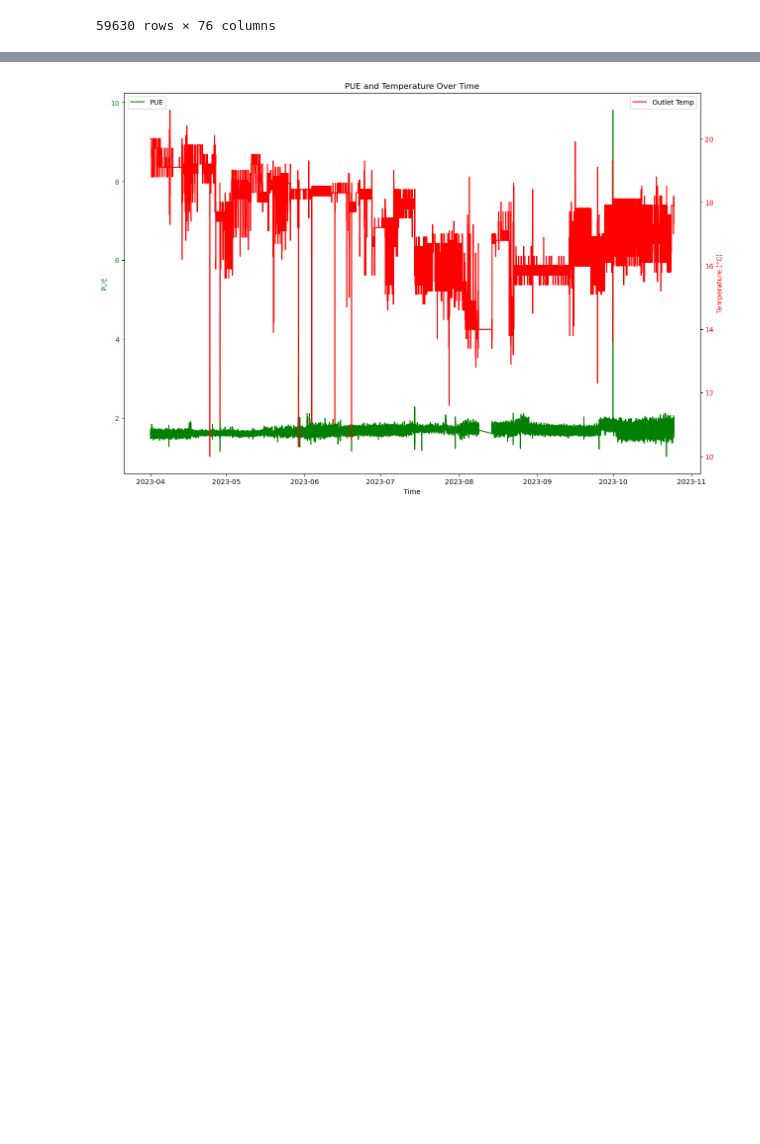
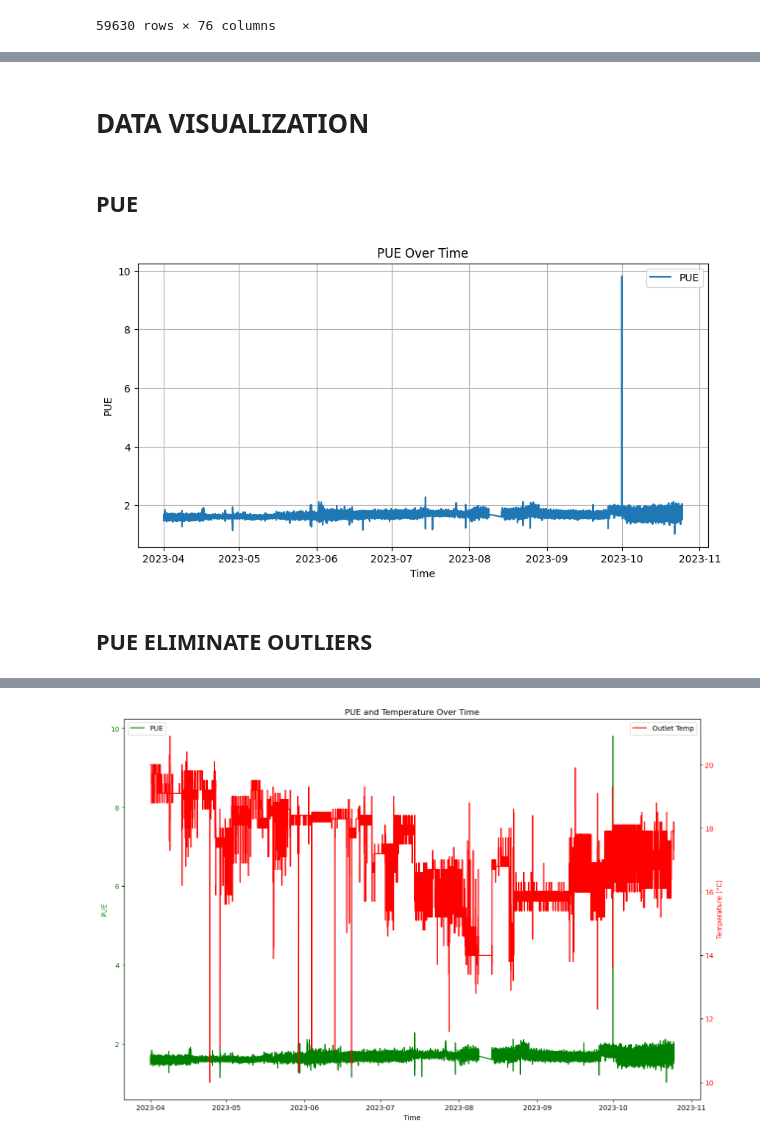
Before and after one commit to boraaktas/INDR491, a Jupyter notebook: jupyter/KS10_PREDICTION.ipynb, the cells around one changed output, grey strips where cells are left out. Saved outputs shown, nothing was run; the diff lists cells and outputs as text; code cells hidden in the pictures; blank space fills up the shorter version.

```diff
--- a/jupyter/KS10_PREDICTION.ipynb
+++ b/jupyter/KS10_PREDICTION.ipynb
@@ -33,0 +57,20 @@ FINAL_DF
+# %% [markdown]
+# DATA VISUALIZATION
+# %% [markdown]
+## PUE
+# %%
+plt.figure(figsize=(10, 5))
+
+plt.plot(FINAL_DF['Timestamp'],FINAL_DF['PUE'], label='PUE')
+
+plt.title('PUE Over Time')
+plt.xlabel('Time')
+plt.ylabel('PUE')
+plt.grid()
+
+plt.legend()
+plt.show()
+# %% [output]
+[figure, added]
+# %% [markdown]
+## PUE ELIMINATE OUTLIERS
```
Also changed, not shown: parts of 19 cells of this notebook.
